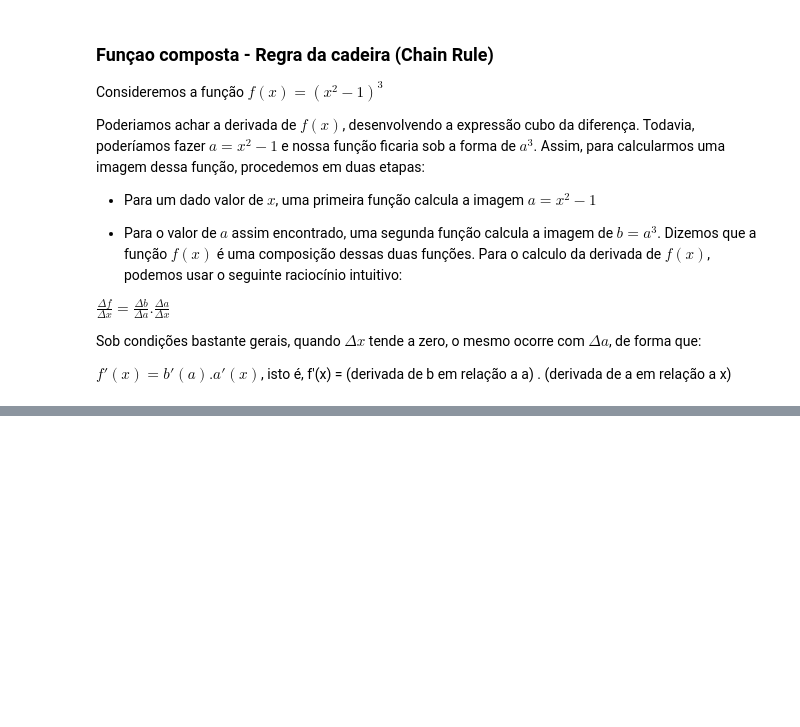
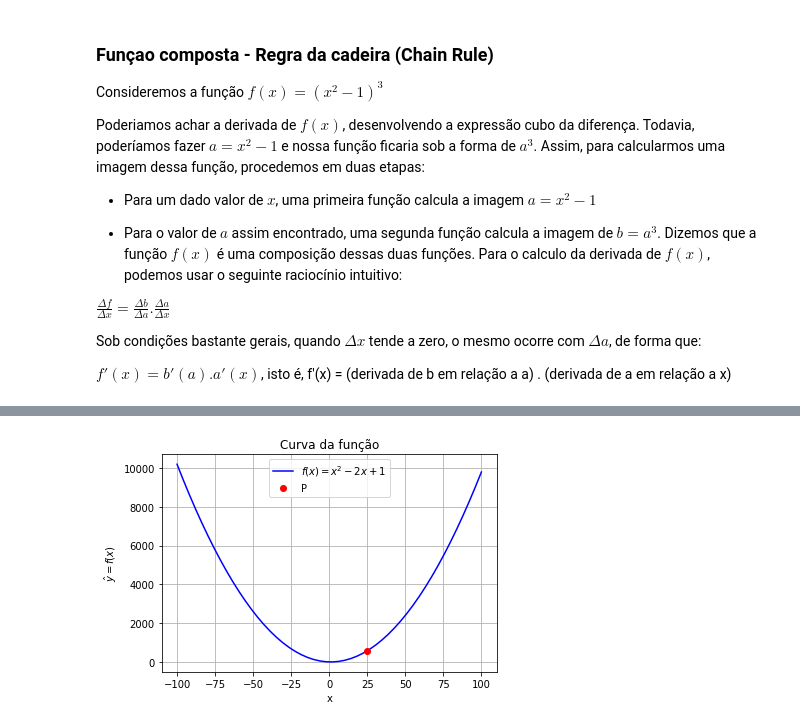
Before and after one commit to Angelicogfa/python-matematica-machine-learning, a Jupyter notebook: modulos/modulo-10/Derivadas.ipynb, the cells around one changed output, grey strips where cells are left out. Drawn from its saved outputs; the diff is of its cells as text; code cells hidden in the pictures; blank space fills up the shorter version.

```diff
--- a/modulos/modulo-10/Derivadas.ipynb
+++ b/modulos/modulo-10/Derivadas.ipynb
@@ -199,23 +199,3 @@ $\frac{\Delta{f}}{\Delta{x}} = \frac{\Delta{b}}{\Delta{a}} . \frac{\Delta{a}}{\D
 Sob condições bastante gerais, quando $\Delta{x}$ tende a zero, o mesmo ocorre com $\Delta{a}$, de forma que:
 
 $f'(x) = b'(a) . a'(x)$, isto é, f'(x) = (derivada de b em relação a a) . (derivada de a em relação a x)
-# %%
-import numpy as np
-import matplotlib.pyplot as plt
-
-f = lambda x: 2000 - 10 * x**2
-x = np.linspace(0, 14)
-y = f(x)
-
-plt.plot(x, y, 'b-')
-plt.ylabel('Altura')
-plt.xlabel('Tempo')
-plt.title('Tempo em relação a queda de um objeto')
-plt.grid()
-
-plt.plot(5, f(5), 'ro')
-plt.plot([0, 5, 5], [1750, 1750, 0], 'r--')
-plt.plot(10, f(10), 'ro')
-plt.plot([0, 10, 10], [1000, 1000, 0], 'r--')
-
-plt.plot([5, 10], [1750, 1000], 'g-')
@@ -224,0 +220,21 @@ plt.plot([5, 10], [1750, 1000], 'g-')
+# %%
+import numpy as np
+import matplotlib.pyplot as plt
+
+f = lambda x: x**2 - 2*x + 1
+x = np.linspace(-100,100)
+y = f(x)
+
+m = lambda x: 2 * x - 2
+
+plt.plot(x, y, 'b-', label='$f(x) = x^2 - 2x + 1$')
+plt.xlabel('x')
+plt.ylabel('$\hat{y} = f(x)$')
+plt.title('Curva da função')
+
+plt.plot(25, f(25), 'ro', label='P')
+
+plt.legend()
+plt.grid()
+# %% [output]
+[figure, added]
```
Also changed, not shown: parts of 2 cells of this notebook.
